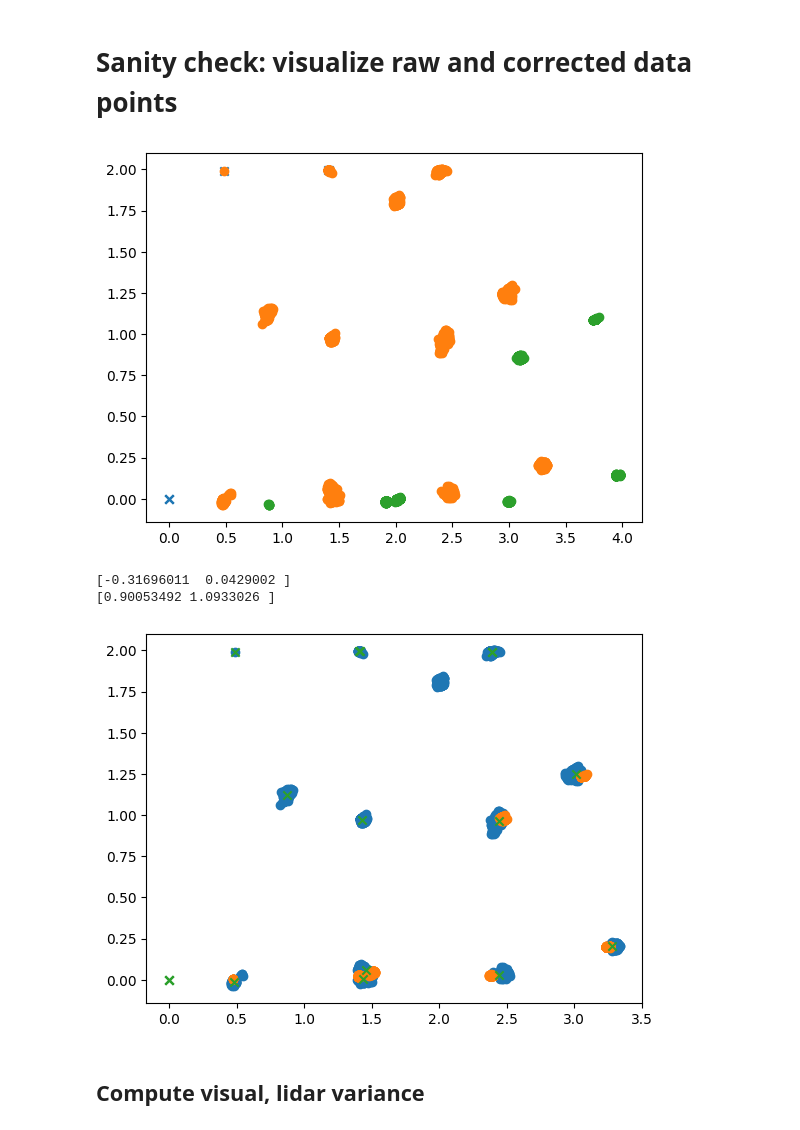
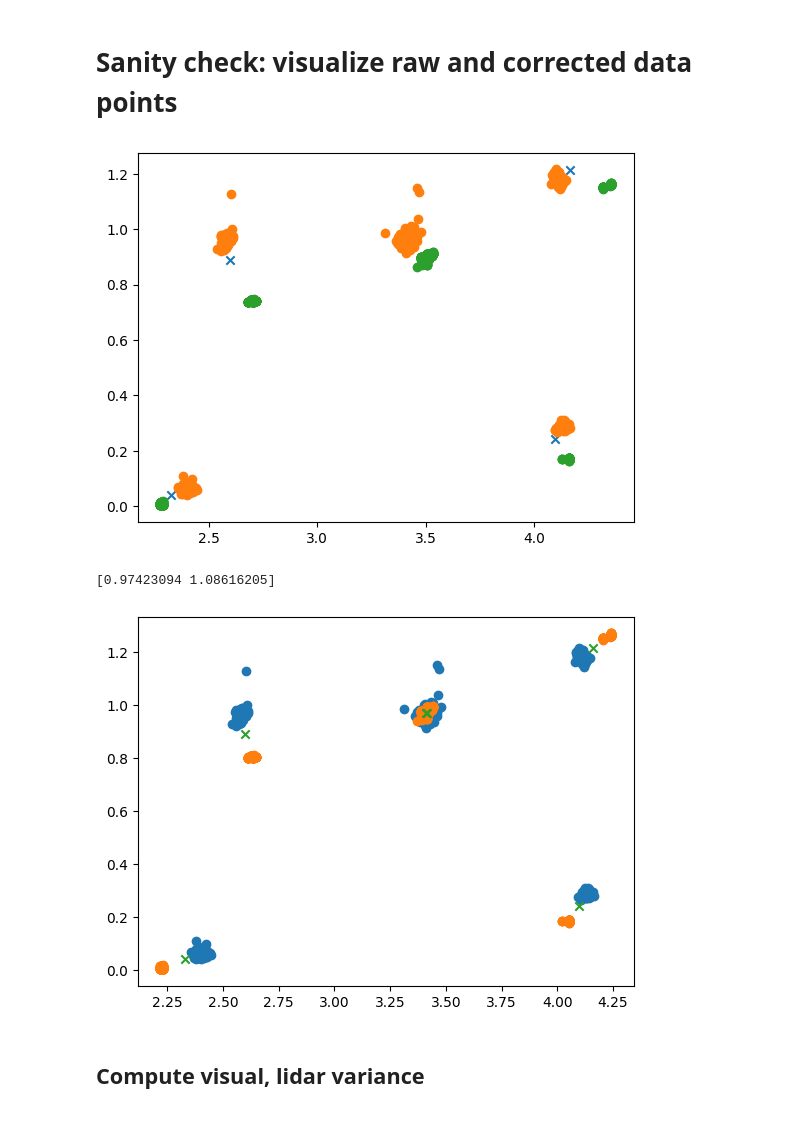
Before and after one commit to roboav8r/GrACIAS, a Jupyter notebook: scripts/analysis/tracker_calibration.ipynb, the cells around one changed output. Drawn from its saved outputs; the diff is of its cells as text; code cells hidden in the pictures.

Commit message:
Tracker calibration development

```diff
--- a/scripts/analysis/tracker_calibration.ipynb
+++ b/scripts/analysis/tracker_calibration.ipynb
@@ -241,58 +282,68 @@ positions = np.empty((0,2))
 lidar_meas = np.empty((0,2))
 vis_meas = np.empty((0,2))
 
-for pos_idx in range(17):
+for pos_idx in range(6):
     pos = result.atVector(gtsam.symbol('p',pos_idx))
     positions = np.append(positions,[pos],axis=0)
 
-for grid_det_idx in [0,2,4,6,8,12,14,15,17,18]:
+# for grid_det_idx in [0,2,4,6,8,12,14,15,17,18]:
+
+#     # Get LiDAR measurements
+#     lidar_meas_temp = get_lidar_pos_measurements(f'../../bags/tracker_calibration/static_grid_dets/static_grid_dets_{grid_det_idx}.mcap')
+#     lidar_meas = np.append(lidar_meas,lidar_meas_temp,axis=0)
+
+#     # Get visual measurements
+#     vis_meas_temp = get_visual_pos_measurements(f'../../bags/tracker_calibration/static_grid_dets/static_grid_dets_{grid_det_idx}.mcap')
+#     vis_meas = np.append(vis_meas,vis_meas_temp,axis=0)
+
+# for det_idx in [0,2,4,5,6,8,10,13]:
+
+#     # Get LiDAR measurements
+#     lidar_meas_temp = get_lidar_pos_measurements(f'../../bags/tracker_calibration/static_dets/static_dets_{det_idx}.mcap')
+#     lidar_meas = np.append(lidar_meas,lidar_meas_temp,axis=0)
+
+#     # Get visual measurements
+#     vis_meas_temp = get_visual_pos_measurements(f'../../bags/tracker_calibration/static_dets/static_dets_{det_idx}.mcap')
+#     vis_meas = np.append(vis_meas,vis_meas_temp,axis=0)
+
+for det_idx in [0,2,4,6,8,9]:
 
     # Get LiDAR measurements
-    lidar_meas_temp = get_lidar_pos_measurements(f'../../bags/tracker_calibration/static_grid_dets/static_grid_dets_{grid_det_idx}.mcap')
+    lidar_meas_temp = get_lidar_pos_measurements(f'../../bags/tracker_calibration/static_dets_a/static_dets_a_{det_idx}.mcap')
     lidar_meas = np.append(lidar_meas,lidar_meas_temp,axis=0)
 
     # Get visual measurements
-    vis_meas_temp = get_visual_pos_measurements(f'../../bags/tracker_calibration/static_grid_dets/static_grid_dets_{grid_det_idx}.mcap')
+    vis_meas_temp = get_visual_pos_measurements(f'../../bags/tracker_calibration/static_dets_a/static_dets_a_{det_idx}.mcap')
     vis_meas = np.append(vis_meas,vis_meas_temp,axis=0)
-
-for det_idx in [0,2,4,5,6,8,10,13]:
-
-    # Get LiDAR measurements
-    lidar_meas_temp = get_lidar_pos_measurements(f'../../bags/tracker_calibration/static_dets/static_dets_{det_idx}.mcap')
-    lidar_meas = np.append(lidar_meas,lidar_meas_temp,axis=0)
-
-    # Get visual measurements
-    vis_meas_temp = get_visual_pos_measurements(f'../../bags/tracker_calibration/static_dets/static_dets_{det_idx}.mcap')
-    vis_meas = np.append(vis_meas,vis_meas_temp,axis=0)
 # %%
 fig, ax = plt.subplots()
 ax.scatter(positions[:,0],positions[:,1],marker='x')
 ax.scatter(lidar_meas[:,0],lidar_meas[:,1])
 ax.scatter(vis_meas[:,0],vis_meas[:,1])
 
 plt.show()
 
-offset = result.atVector(gtsam.symbol('b',0))
+# offset = result.atVector(gtsam.symbol('b',0))
 slope = result.atVector(gtsam.symbol('m',0))
 
-print(offset)
+# print(offset)
 print(slope)
 
 lidar_meas_corrected = lidar_meas
-vis_meas_corrected = vis_meas*slope + offset
+# vis_meas_corrected = vis_meas*slope + offset
+vis_meas_corrected = vis_meas*slope
 
 fig, ax = plt.subplots()
 
 ax.scatter(lidar_meas_corrected[:,0],lidar_meas_corrected[:,1])
 ax.scatter(vis_meas_corrected[:,0],vis_meas_corrected[:,1])
 ax.scatter(positions[:,0],positions[:,1],marker='x')
 
 plt.show()
 # %% [output]
-[figure, old version]
+[figure, new version]
-[-0.31696011  0.0429002 ]
-[0.90053492 1.0933026 ]
+[0.97423094 1.08616205]
-[figure, old version]
+[figure, new version]
 # %% [markdown]
 ## Compute visual, lidar variance
 # %%
```
Also changed, not shown: parts of 7 cells of this notebook.
